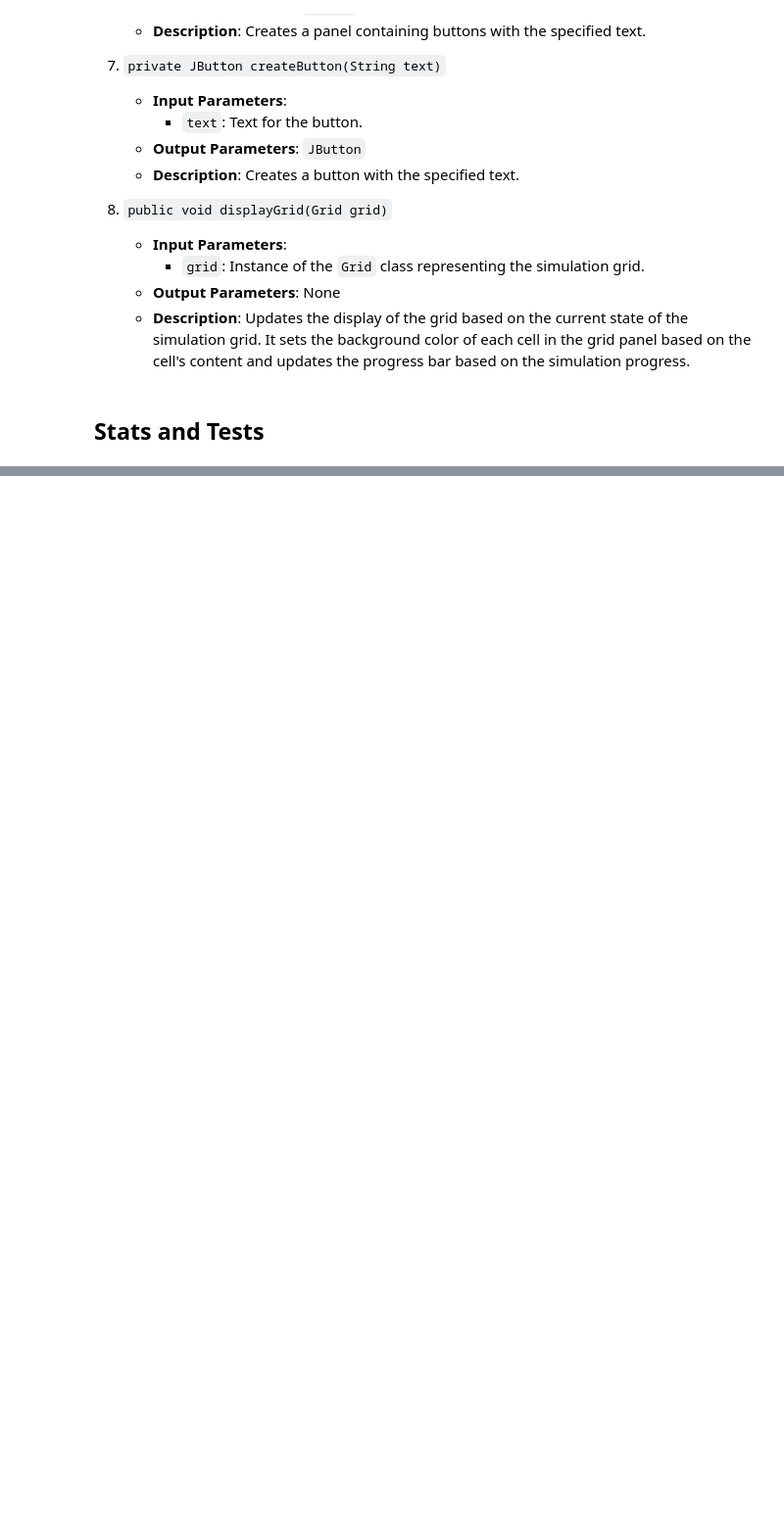
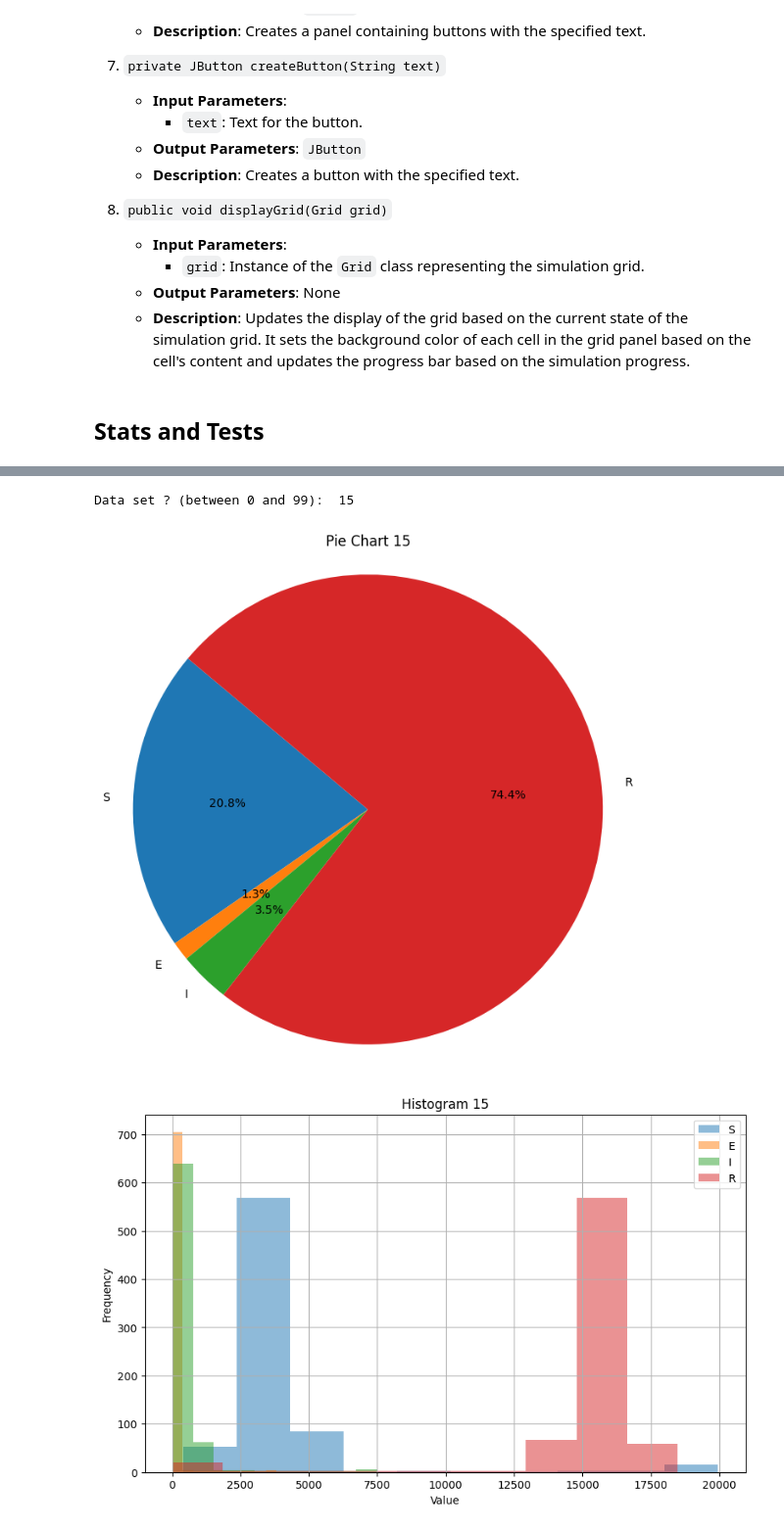
Before and after one commit to Diamoundz/SimulationSEIR, a Jupyter notebook: jupyter notebook/ProjetSEIR.ipynb, the cells around one changed output, grey strips where cells are left out. Shown at 98% size. Cells and saved outputs as stored; diff of their text form; code cells hidden in the pictures; blank space fills up the shorter version.

Commit message:
add various test and graphics + comment

```diff
--- a/jupyter notebook/ProjetSEIR.ipynb
+++ b/jupyter notebook/ProjetSEIR.ipynb
@@ -293,0 +327,18 @@ Your content about the results obtained goes here.
+# %%
+from AllPlot import pie_chart, histogram, scatter_plot
+data_set = int(input("Data set ? (between 0 and 99): "))
+while (data_set<0 or data_set>99):
+    data_set = int(input("Data set ? (between 0 and 99): "))
+
+pie_chart(data_set)
+histogram(data_set)
+scatter_plot(data_set)
+
+##################################################################
+# press Shift + Enter, or Run the cell with the top bar button   #
+# You can try 1, 7, 38, 42, 64, 65, 98, 99 data sets as examples #
+##################################################################
+# %% [output]
+Data set ? (between 0 and 99):  15
+[figure, added]
+[figure, added]
```
Also changed, not shown: parts of 5 cells of this notebook, 5 other files.
